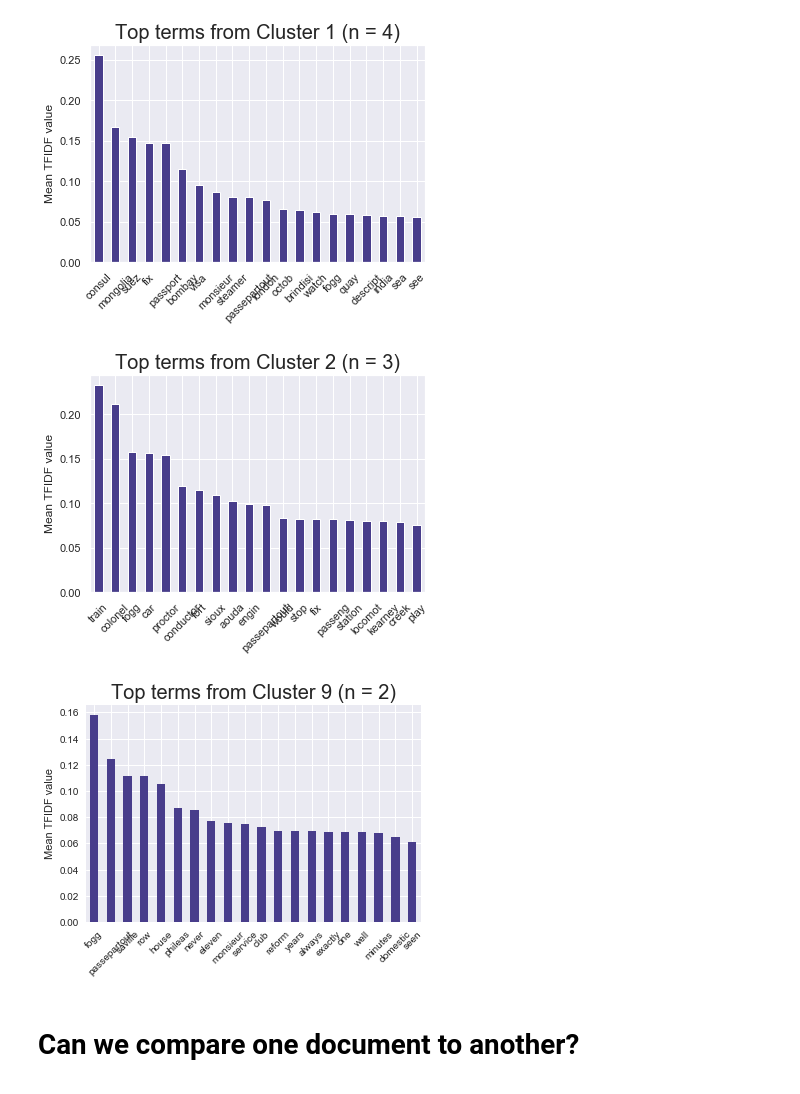
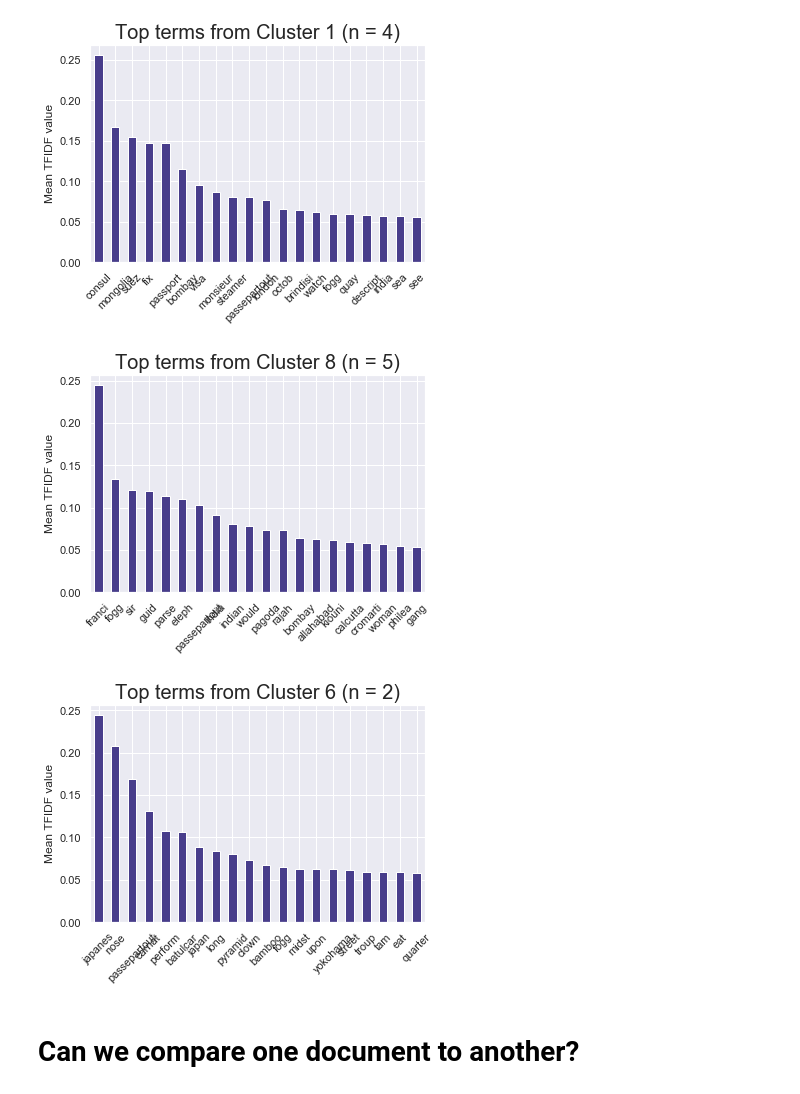
Before and after one commit to ajrader/tutorials, a Jupyter notebook: nlp/Intro to NLP.ipynb, the cells around one changed output. Saved outputs shown, nothing was run; the diff lists cells and outputs as text; code cells hidden in the pictures.

```diff
--- a/nlp/Intro to NLP.ipynb
+++ b/nlp/Intro to NLP.ipynb
@@ -863,13 +871,13 @@ plot_single_cluster_tfidf_terms(c_11, vectorizer, chap_corp_vec, n_terms=20, clu
 # %% [output]
 [figure]
 # %%
-plot_single_cluster_tfidf_terms(c_11, vectorizer, chap_corp_vec, n_terms=20, cluster_id = 2)
+plot_single_cluster_tfidf_terms(c_11, vectorizer, chap_corp_vec, n_terms=20, cluster_id = 8)
 # %% [output]
-[figure, old version]
+[figure, new version]
 # %%
-plot_single_cluster_tfidf_terms(c_11, vectorizer, chap_corp_vec, n_terms=20, cluster_id=9)
+plot_single_cluster_tfidf_terms(c_11, vectorizer, chap_corp_vec, n_terms=20, cluster_id=6)
 # %% [output]
-[figure, old version]
+[figure, new version]
 # %% [markdown]
 # Can we compare one document to another?
 # %%
```
Also changed, not shown: parts of 49 cells of this notebook.
